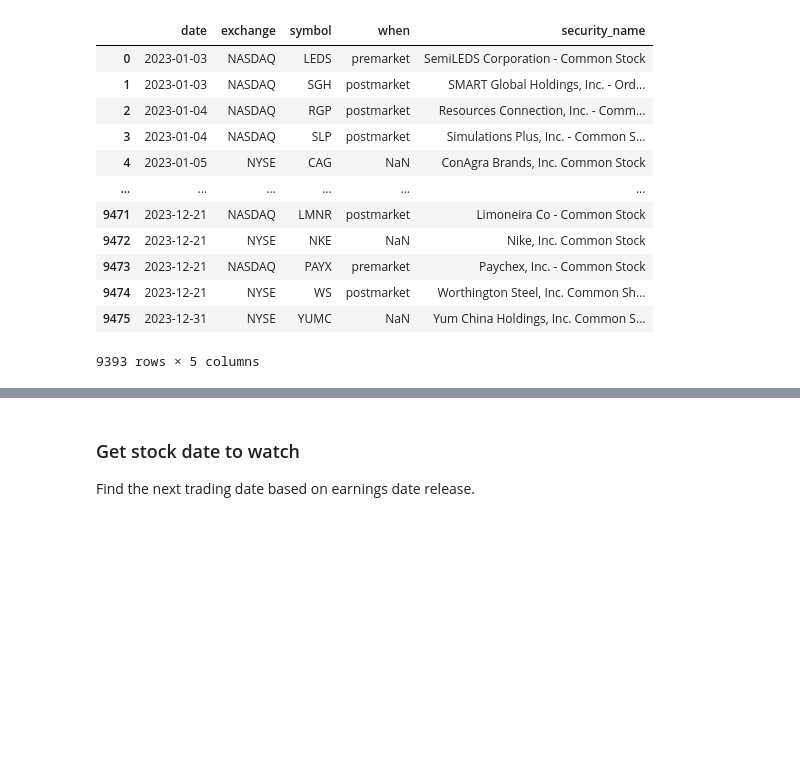
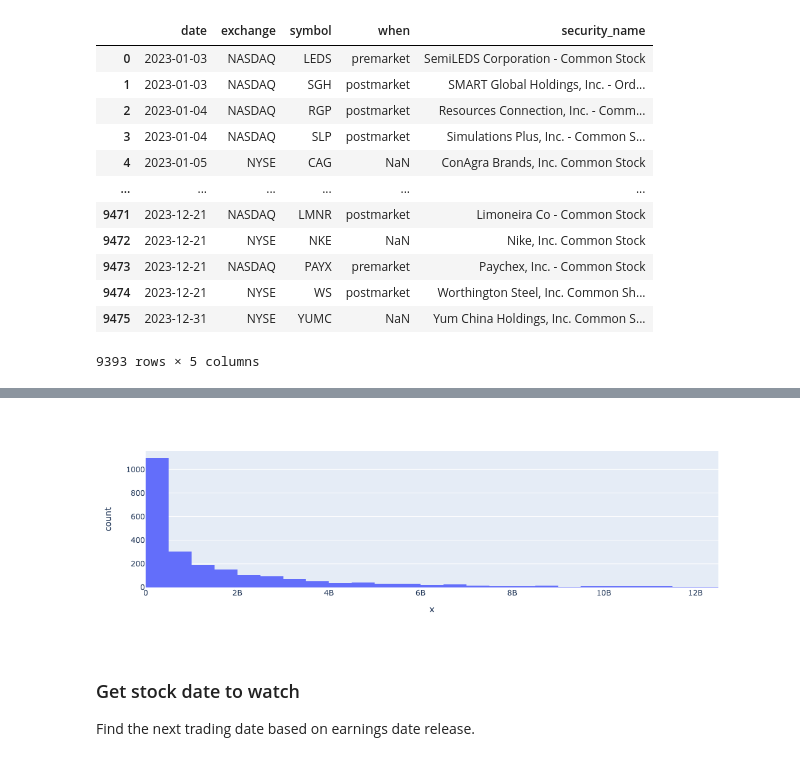
Before and after one commit to brigittesullivan/eps-stock-market-ml-project, a Jupyter notebook: 1_Data_Loading.ipynb, the cells around one changed output, grey strips where cells are left out. Saved outputs shown, nothing was run; the diff lists cells and outputs as text; code cells hidden in the pictures; blank space fills up the shorter version.

```diff
--- a/1_Data_Loading.ipynb
+++ b/1_Data_Loading.ipynb
@@ -207,3 +353,11 @@ earnings_df
+# %%
+# Create histogram
+fig = px.histogram(x=df_cleaned['MarketCap'])
+
+# Show plot
+fig.show()
+# %% [output]
+[figure, added]
 # %% [markdown]
 ### Get stock date to watch
 
```
Also changed, not shown: parts of 15 cells of this notebook, 3 other files.
